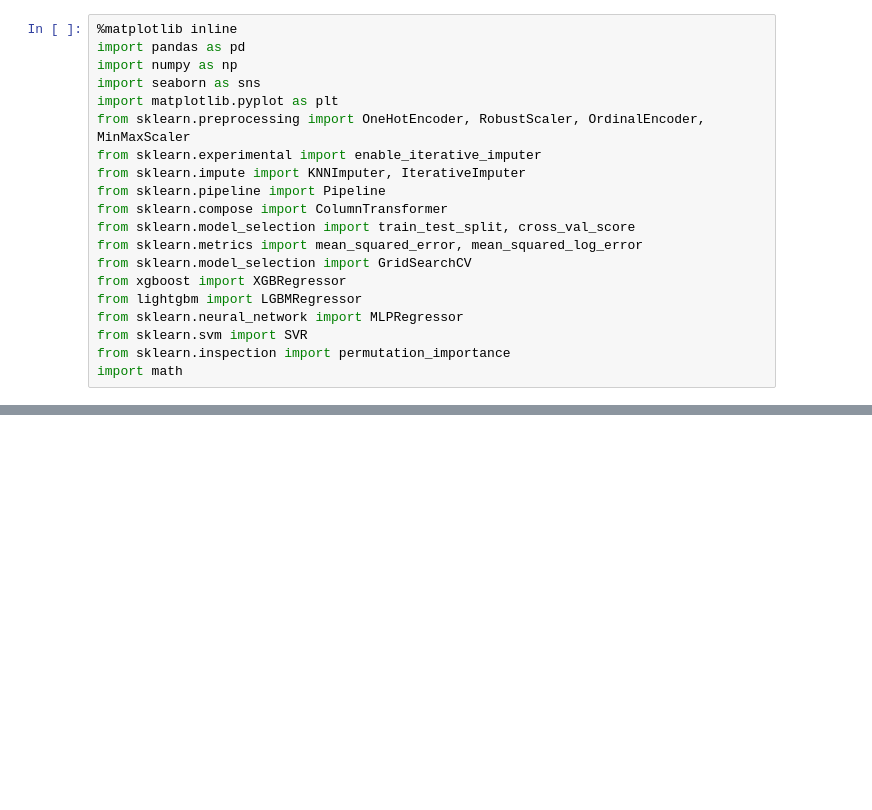
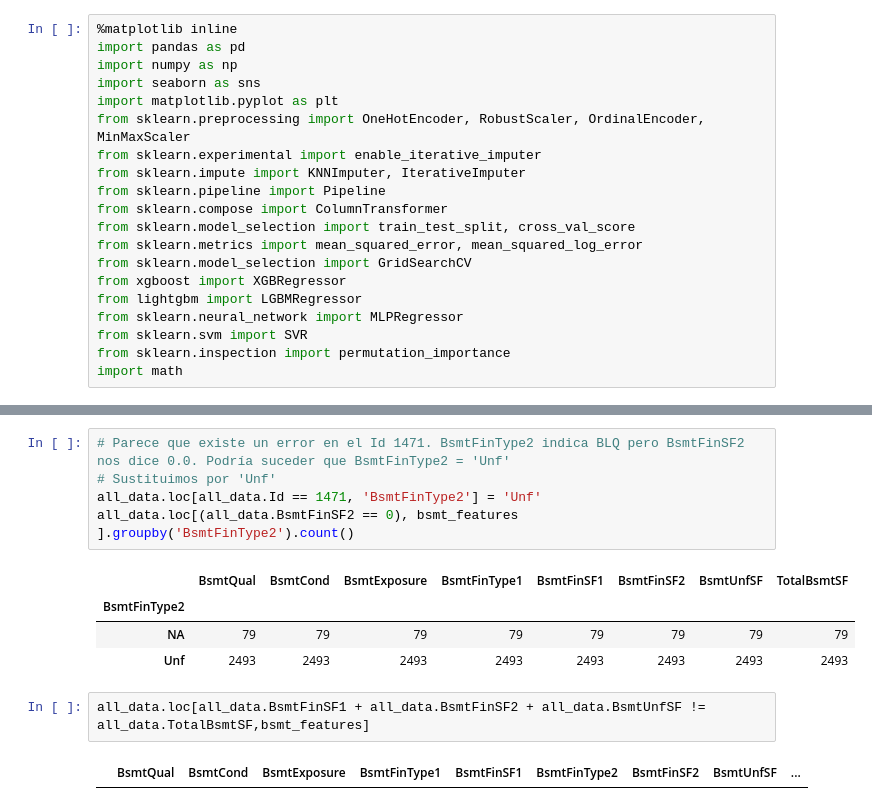
Before and after one commit to ArturoCRodriguez/kaggle_house_prices, a Jupyter notebook: house_pricing_v2.ipynb, the cells around one changed output, grey strips where cells are left out. Saved outputs shown, nothing was run; the diff lists cells and outputs as text; blank space fills up the shorter version.

```diff
--- a/house_pricing_v2.ipynb
+++ b/house_pricing_v2.ipynb
@@ -39,0 +224,14 @@ all_data.describe()
+# %%
+# Parece que existe un error en el Id 1471. BsmtFinType2 indica BLQ pero BsmtFinSF2 nos dice 0.0. Podría suceder que BsmtFinType2 = 'Unf'
+# Sustituimos por 'Unf'
+all_data.loc[all_data.Id == 1471, 'BsmtFinType2'] = 'Unf'
+all_data.loc[(all_data.BsmtFinSF2 == 0), bsmt_features ].groupby('BsmtFinType2').count()
+# %% [output]
+|  | BsmtQual | BsmtCond | BsmtExposure | BsmtFinType1 | BsmtFinSF1 | BsmtFinSF2 | BsmtUnfSF | TotalBsmtSF |
+| BsmtFinType2 |  |  |  |  |  |  |  |  |
+| NA | 79 | 79 | 79 | 79 | 79 | 79 | 79 | 79 |
+| Unf | 2493 | 2493 | 2493 | 2493 | 2493 | 2493 | 2493 | 2493 |
+# %%
+all_data.loc[all_data.BsmtFinSF1 + all_data.BsmtFinSF2 + all_data.BsmtUnfSF != all_data.TotalBsmtSF,bsmt_features]
+# %% [output]
+|  | BsmtQual | BsmtCond | BsmtExposure | BsmtFinType1 | BsmtFinSF1 | BsmtFinType2 | BsmtFinSF2 | BsmtUnfSF | ... |
```
Also changed, not shown: parts of 27 cells of this notebook, 4 other files.
